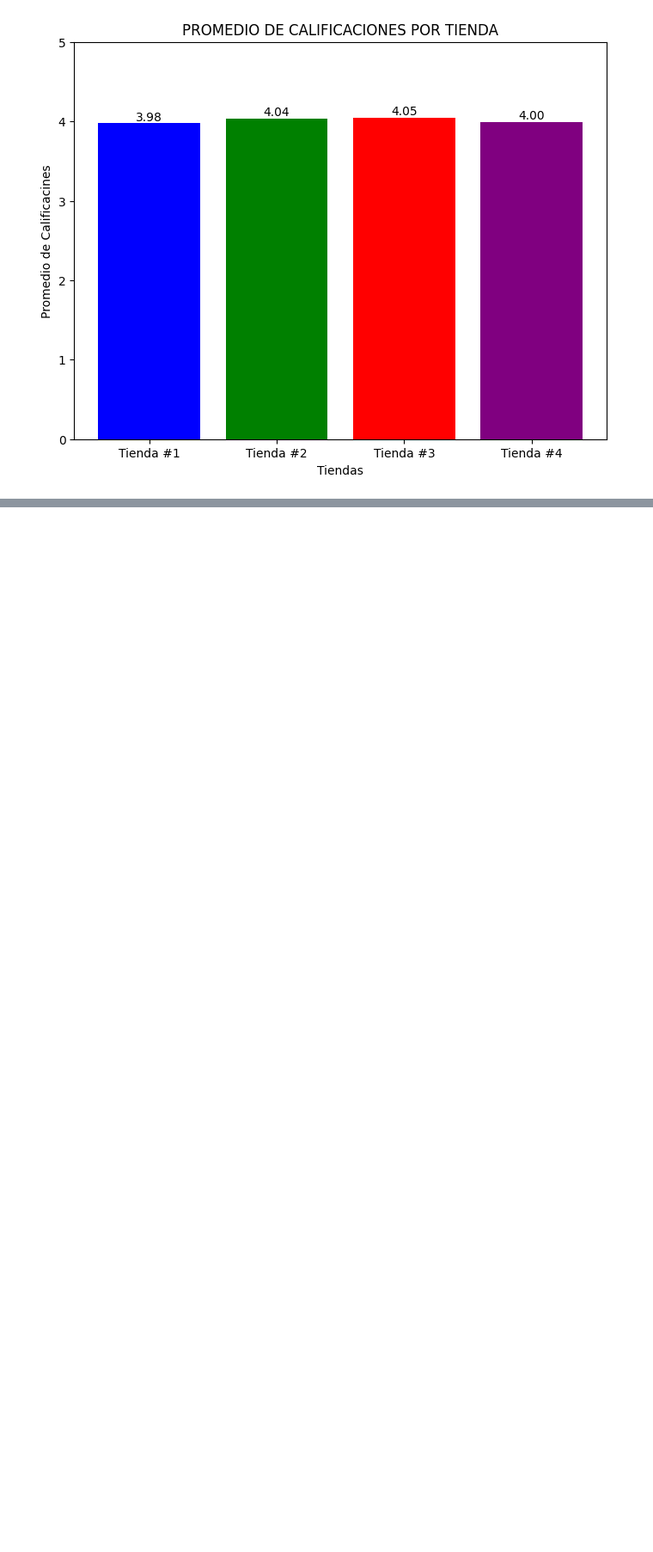
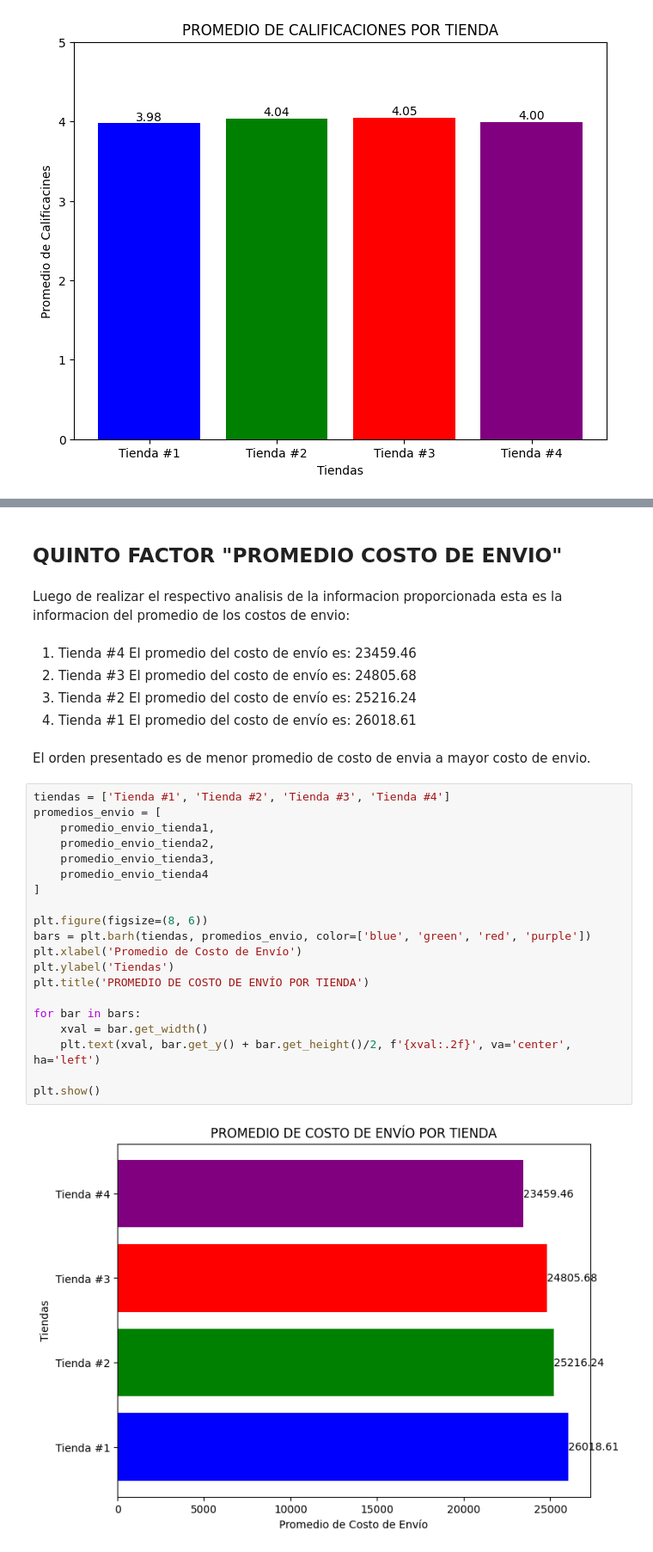
Before and after one commit to TWOD22/Alura-Store-Challenge, a Jupyter notebook: AluraStoreLatam.ipynb, the cells around one changed output, grey strips where cells are left out. Shown at 86% size. Cells and saved outputs as stored; diff of their text form; blank space fills up the shorter version.

Commit message:
Se añade cuarto y quinto factor al informe final

```diff
--- a/AluraStoreLatam.ipynb
+++ b/AluraStoreLatam.ipynb
@@ -666,0 +725,35 @@ plt.show()
+# %% [markdown]
+## QUINTO FACTOR "PROMEDIO COSTO DE ENVIO"
+# %% [markdown]
+Luego de realizar el respectivo analisis de la informacion proporcionada esta es la informacion del promedio de los costos de envio:
+# %% [markdown]
+
+
+1. Tienda #4 El promedio del costo de envío es: 23459.46
+2. Tienda #3 El promedio del costo de envío es: 24805.68
+3. Tienda #2 El promedio del costo de envío es: 25216.24
+4. Tienda #1 El promedio del costo de envío es: 26018.61
+# %% [markdown]
+El orden presentado es de menor promedio de costo de envia a mayor costo de envio.
+# %%
+tiendas = ['Tienda #1', 'Tienda #2', 'Tienda #3', 'Tienda #4']
+promedios_envio = [
+    promedio_envio_tienda1,
+    promedio_envio_tienda2,
+    promedio_envio_tienda3,
+    promedio_envio_tienda4
+]
+
+plt.figure(figsize=(8, 6))
+bars = plt.barh(tiendas, promedios_envio, color=['blue', 'green', 'red', 'purple'])
+plt.xlabel('Promedio de Costo de Envío')
+plt.ylabel('Tiendas')
+plt.title('PROMEDIO DE COSTO DE ENVÍO POR TIENDA')
+
+for bar in bars:
+    xval = bar.get_width()
+    plt.text(xval, bar.get_y() + bar.get_height()/2, f'{xval:.2f}', va='center', ha='left')
+
+plt.show()
+# %% [output]
+[figure, added]
```
Also changed, not shown: parts of 16 cells of this notebook.
